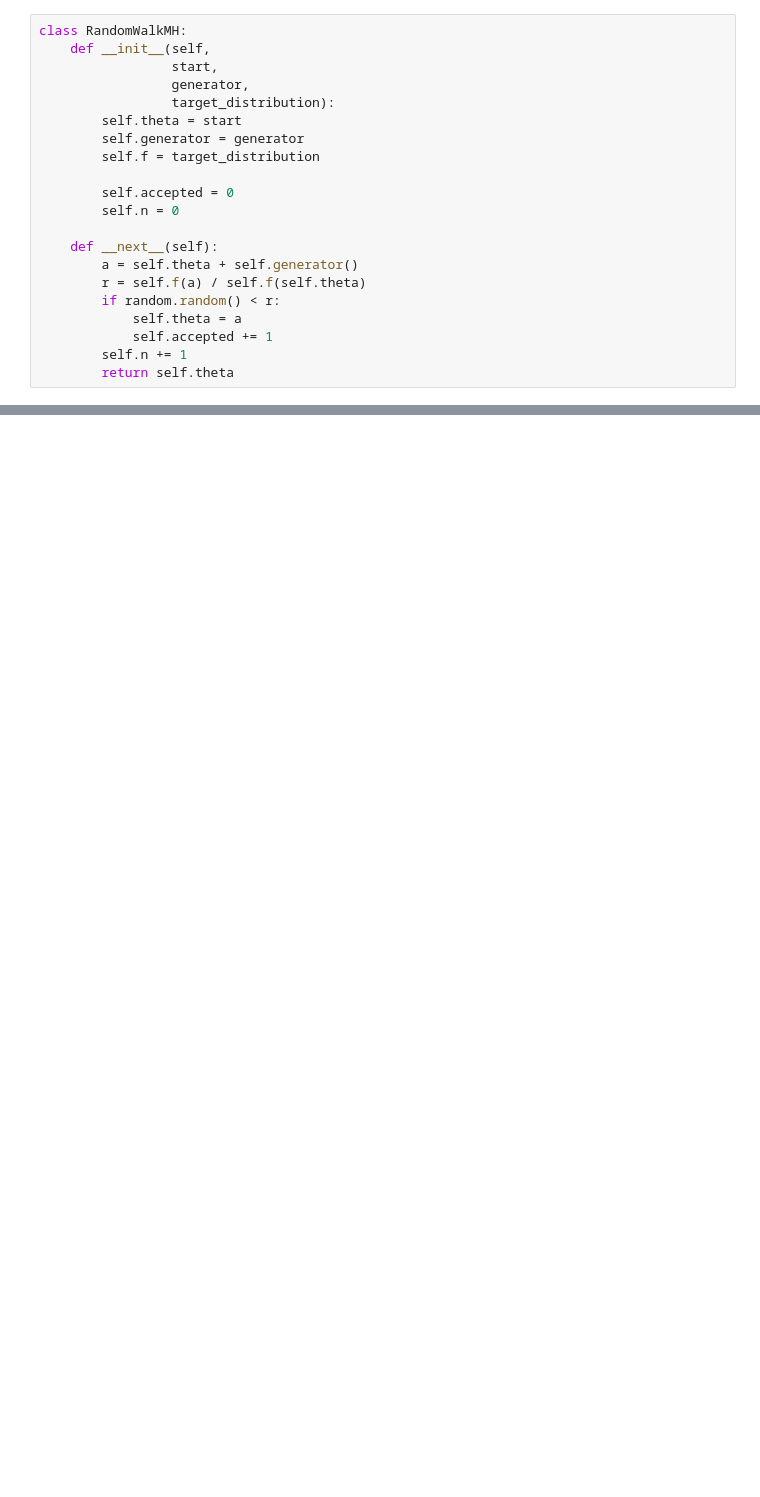
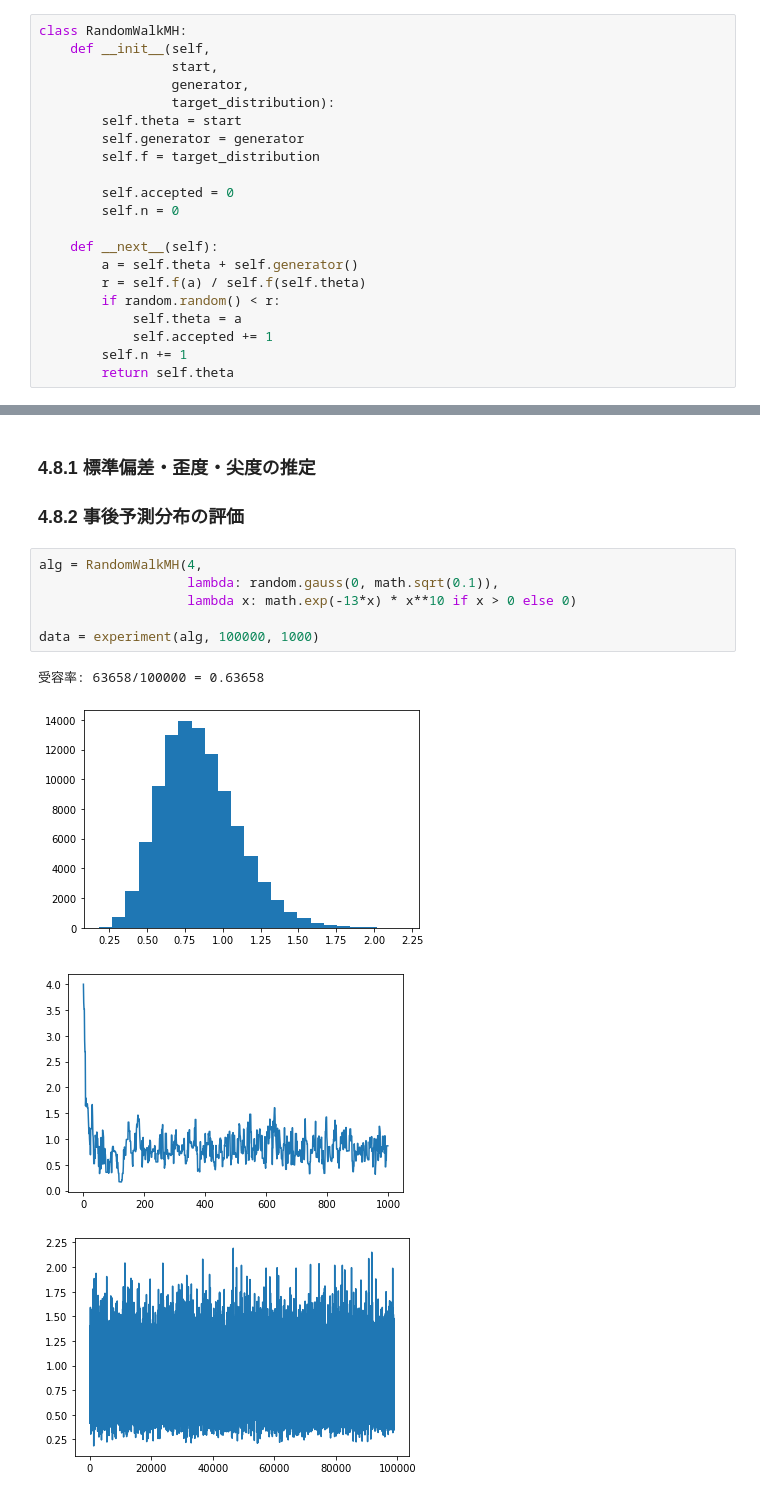
Before and after one commit to tansunogon/mcmc, a Jupyter notebook: chap4.Motropolis-Hastings_methods.ipynb, the cells around one changed output, grey strips where cells are left out. Cells and saved outputs as stored; diff of their text form; blank space fills up the shorter version.

```diff
--- a/chap4.Motropolis-Hastings_methods.ipynb
+++ b/chap4.Motropolis-Hastings_methods.ipynb
@@ -98,0 +106,14 @@ experiment(alg, 100000, 1000)
+# %% [markdown]
+### 4.8.1 標準偏差・歪度・尖度の推定
+### 4.8.2 事後予測分布の評価
+# %%
+alg = RandomWalkMH(4,
+                   lambda: random.gauss(0, math.sqrt(0.1)),
+                   lambda x: math.exp(-13*x) * x**10 if x > 0 else 0)
+
+data = experiment(alg, 100000, 1000)
+# %% [output]
+受容率: 63658/100000 = 0.63658
+[figure, added]
+[figure, added]
+[figure, added]
```
Also changed, not shown: parts of 11 cells of this notebook, 1 other file.
